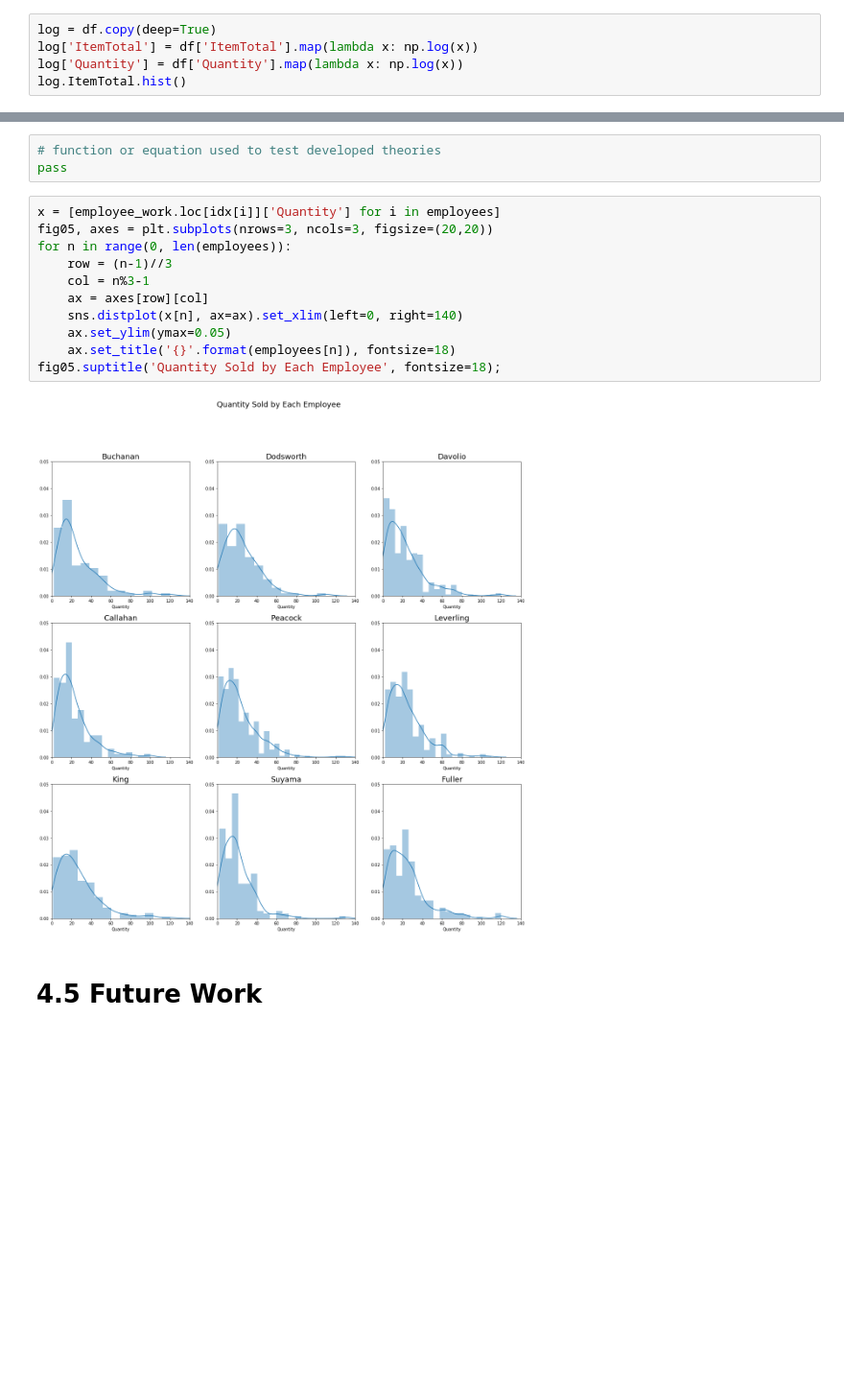
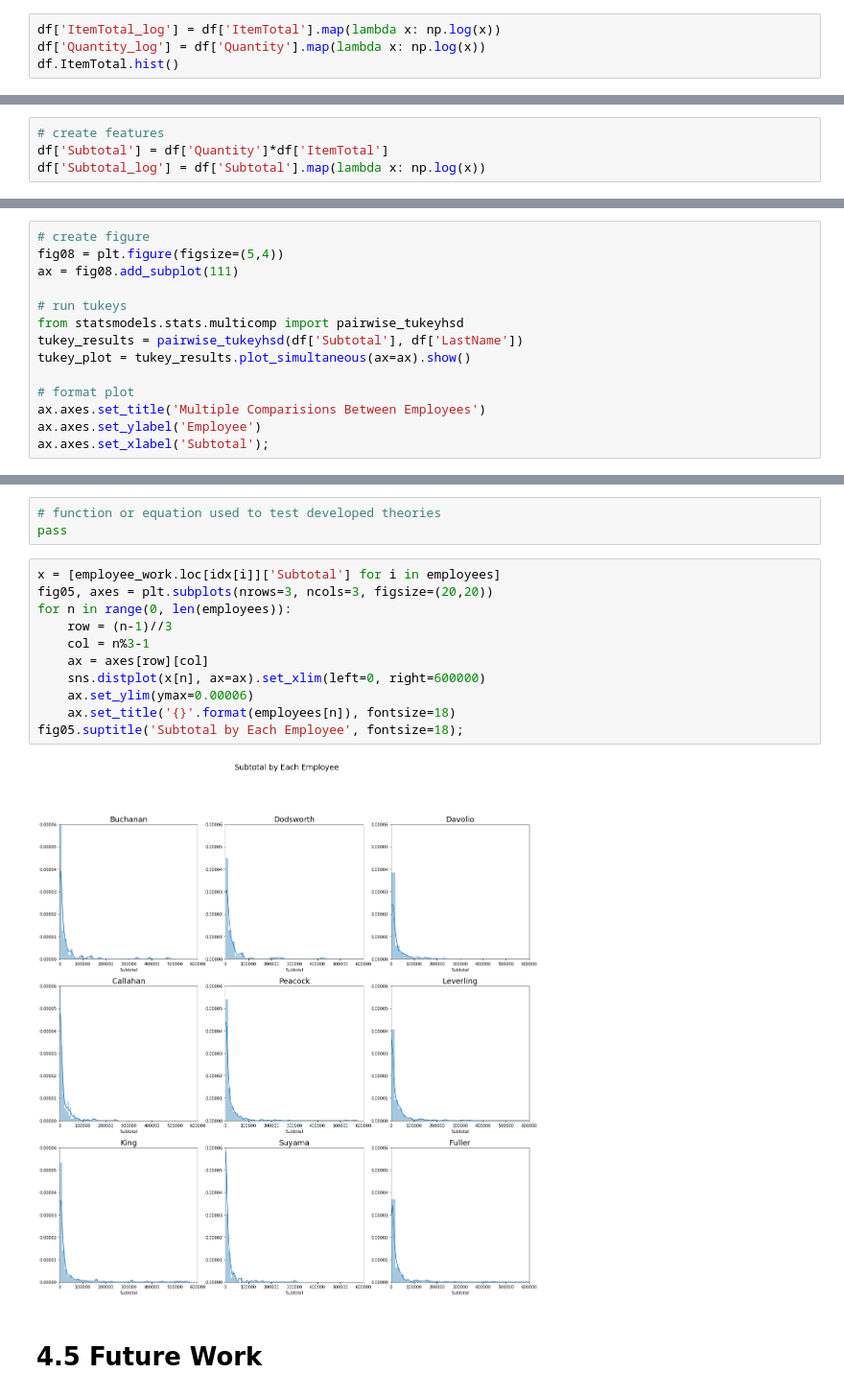
Before and after one commit to eannefawcett/Northwind-Database-Exploration, a Jupyter notebook: Region Performance.ipynb, the cells around one changed output, grey strips where cells are left out. Shown at 96% size. Drawn from its saved outputs; the diff is of its cells as text; blank space fills up the shorter version.

```diff
--- a/Region Performance.ipynb
+++ b/Region Performance.ipynb
@@ -407,9 +407,8 @@ df.hist(figsize=(20,20));
 # %% [markdown]
 ### 4.2.3.2 Transform data
 # %%
-log = df.copy(deep=True)
-log['ItemTotal'] = df['ItemTotal'].map(lambda x: np.log(x))
-log['Quantity'] = df['Quantity'].map(lambda x: np.log(x))
-log.ItemTotal.hist()
+df['ItemTotal_log'] = df['ItemTotal'].map(lambda x: np.log(x))
+df['Quantity_log'] = df['Quantity'].map(lambda x: np.log(x))
+df.ItemTotal.hist()
 # %% [output]
 <matplotlib.axes._subplots.AxesSubplot at 0x...>
@@ -431,3 +427,7 @@ pass
+# %%
+# create features
+df['Subtotal'] = df['Quantity']*df['ItemTotal']
+df['Subtotal_log'] = df['Subtotal'].map(lambda x: np.log(x))
 # %% [markdown]
 ## 4.2.4 Model Data<a id='Model Data'></a>
 
@@ -895,0 +932,14 @@ pass
+# %%
+# create figure
+fig08 = plt.figure(figsize=(5,4))
+ax = fig08.add_subplot(111)
+
+# run tukeys
+from statsmodels.stats.multicomp import pairwise_tukeyhsd
+tukey_results = pairwise_tukeyhsd(df['Subtotal'], df['LastName'])
+tukey_plot = tukey_results.plot_simultaneous(ax=ax).show()
+
+# format plot
+ax.axes.set_title('Multiple Comparisions Between Employees')
+ax.axes.set_ylabel('Employee')
+ax.axes.set_xlabel('Subtotal');
@@ -984,17 +990,17 @@ array(['Fuller', 'Buchanan', 'Dodsworth', 'Davolio', 'Callahan',
 # function or equation used to test developed theories
 pass
 # %%
-x = [employee_work.loc[idx[i]]['Quantity'] for i in employees]
+x = [employee_work.loc[idx[i]]['Subtotal'] for i in employees]
 fig05, axes = plt.subplots(nrows=3, ncols=3, figsize=(20,20))
 for n in range(0, len(employees)):
     row = (n-1)//3
     col = n%3-1
     ax = axes[row][col]
-    sns.distplot(x[n], ax=ax).set_xlim(left=0, right=140)
-    ax.set_ylim(ymax=0.05)
+    sns.distplot(x[n], ax=ax).set_xlim(left=0, right=600000)
+    ax.set_ylim(ymax=0.00006)
     ax.set_title('{}'.format(employees[n]), fontsize=18)
-fig05.suptitle('Quantity Sold by Each Employee', fontsize=18);
+fig05.suptitle('Subtotal by Each Employee', fontsize=18);
 # %% [output]
-[figure, old version]
+[figure, new version]
 # %% [markdown]
 # 4.5 Future Work<a id='Future Work'></a>
```
Also changed, not shown: parts of 57 cells of this notebook, 6 other files.
